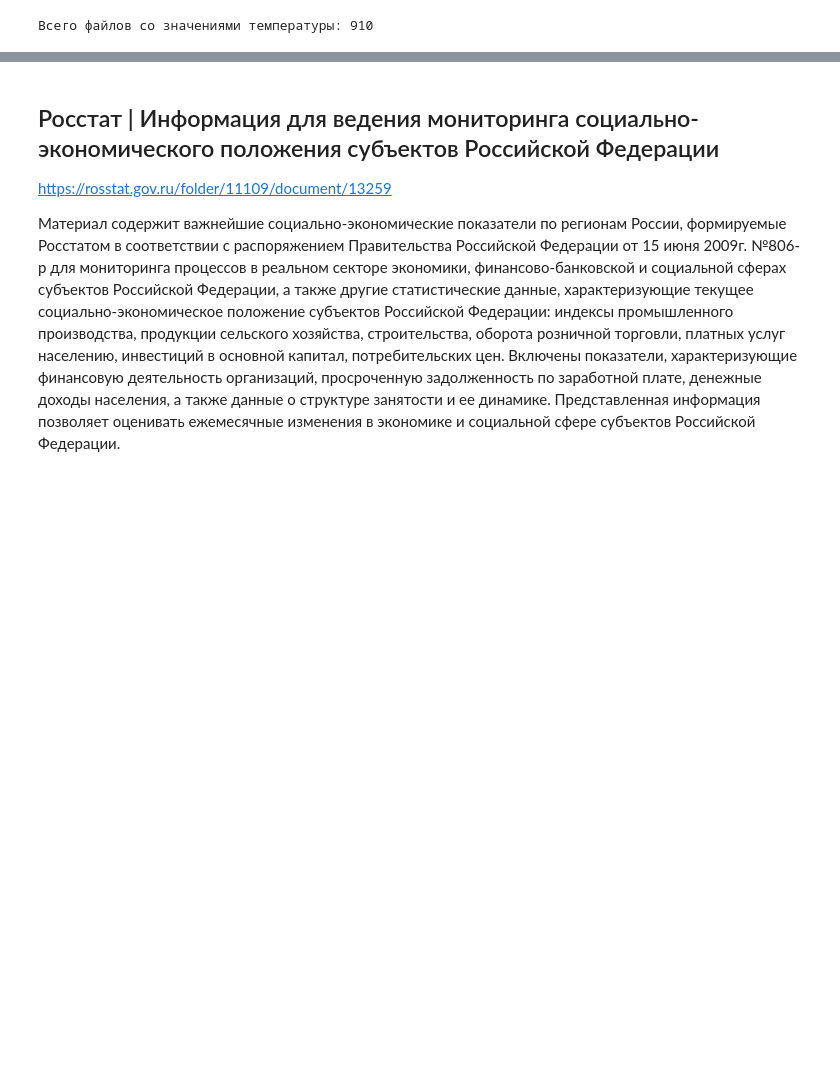
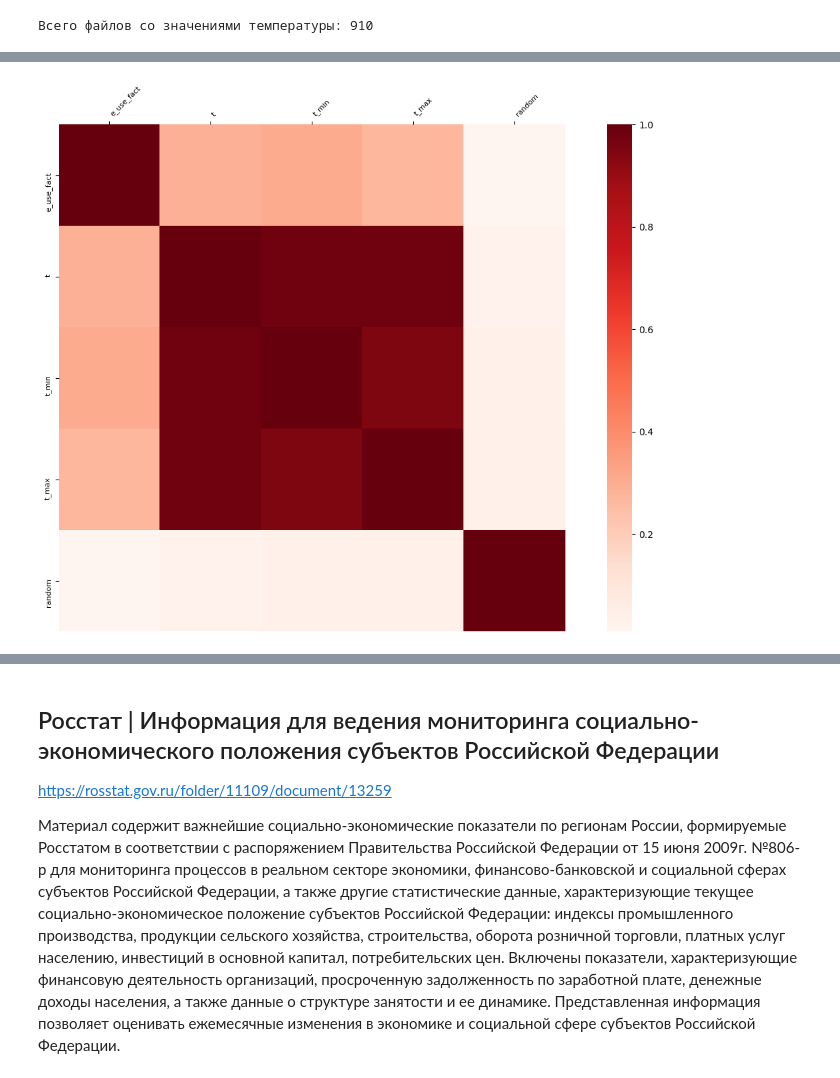
Before and after one commit to dsfnag/dst-off_final, a Jupyter notebook: CiP_FINAL_Minenergo_DST-OFF.ipynb, the cells around one changed output, grey strips where cells are left out. Drawn from its saved outputs; the diff is of its cells as text; code cells hidden in the pictures; blank space fills up the shorter version.

```diff
--- a/CiP_FINAL_Minenergo_DST-OFF.ipynb
+++ b/CiP_FINAL_Minenergo_DST-OFF.ipynb
@@ -343,0 +359,12 @@ df_temperatures.sort_values('date')
+# %%
+df_t_month = df_temperatures.assign(month=df_temperatures['date'].dt.strftime(
+    '%Y-%m')).groupby(['month', 'unit_name']).t.mean().reset_index()
+
+df_t_month_min = df_temperatures.assign(month=df_temperatures['date'].dt.strftime(
+    '%Y-%m')).groupby(['month', 'unit_name']).t.min().reset_index()
+df_t_month_max = df_temperatures.assign(month=df_temperatures['date'].dt.strftime(
+    '%Y-%m')).groupby(['month', 'unit_name']).t.max().reset_index()
+df_t_month['t_min'] = df_t_month_min.t
+df_t_month['t_max'] = df_t_month_max.t
+
+df_t_month
@@ -343,0 +385,4 @@ df_temperatures.sort_values('date')
+# %%
+df_t_month = df_t_month[df_t_month.unit_name != 'ЕЭС России']
+df_t_month = df_t_month.sort_values(['month','unit_name']).reset_index(drop=True)
+df_t_month
@@ -343,0 +403,4 @@ df_temperatures.sort_values('date')
+# %%
+df_energy_db_month=(df_energy_db_month[(df_energy_db_month.month>'2010-12')&(df_energy_db_month.month<'2020-12')]
+                    .sort_values(['month','unit_name']).reset_index(drop=True))
+df_energy_db_month
@@ -343,0 +421,22 @@ df_temperatures.sort_values('date')
+# %%
+df_t_month.e_use_fact = df_energy_db_month.e_use_fact
+df_t_month
+
+df = df_t_month
+key_param = 'e_use_fact'
+
+# Для понимания значимости зависимости сгенерируем случайный параметр
+df['random'] = np.random.rand(len(df))
+
+plt.rcParams['xtick.top'] = plt.rcParams['xtick.labeltop'] = True
+plt.rcParams['xtick.bottom'] = plt.rcParams['xtick.labelbottom'] = False
+
+plt.figure(figsize=(16,10), dpi= 100)
+
+df_corr = df[[key_param]+[c for c in df.columns if not c in [key_param]]].corr()
+sns.heatmap(df_corr.abs(), cmap='Reds', square=True)
+
+plt.xticks(horizontalalignment='left', fontsize=8, rotation=45)
+plt.yticks(fontsize=8);
+# %% [output]
+[figure, added]
```
Also changed, not shown: parts of 11 cells of this notebook, 2 other files.
